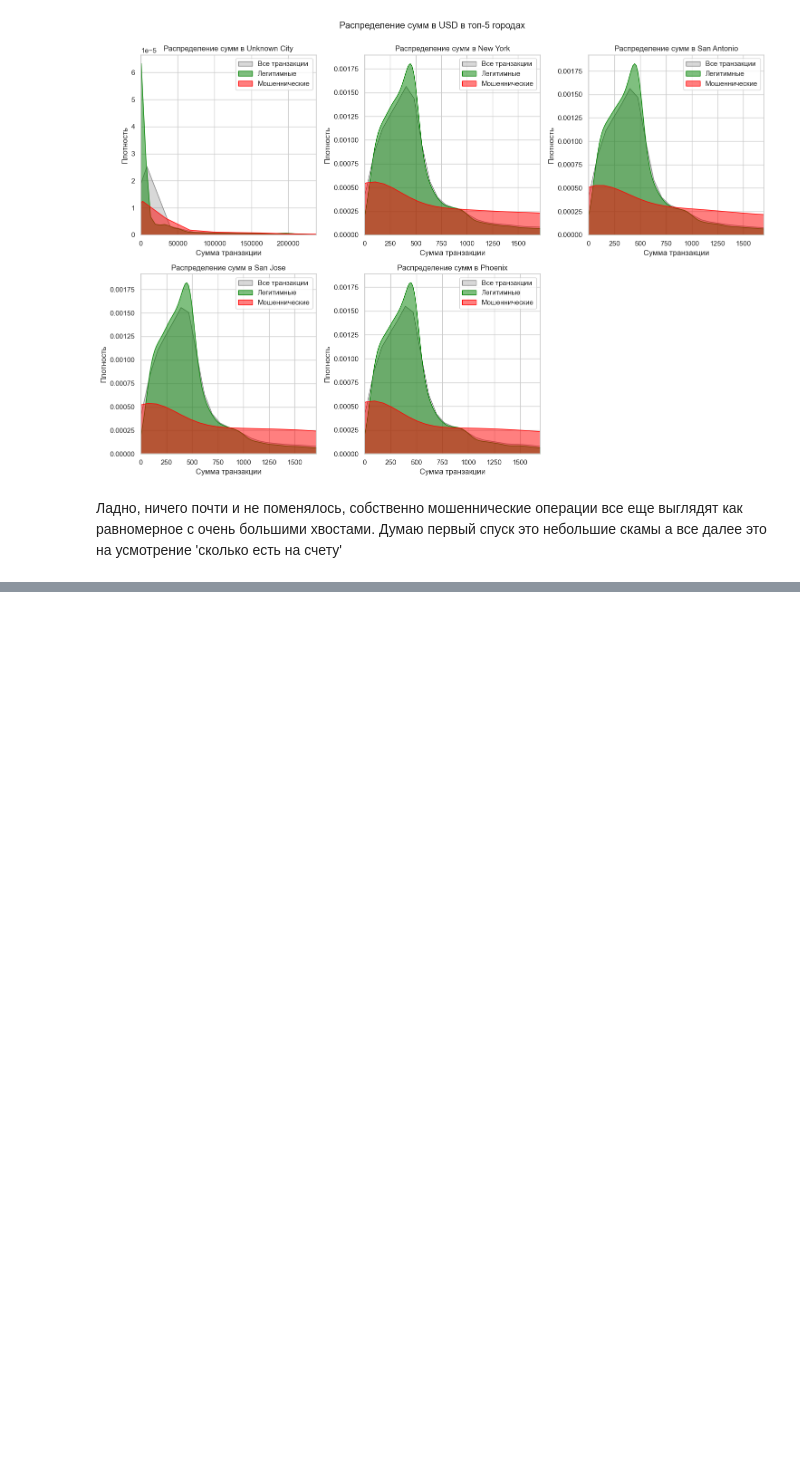
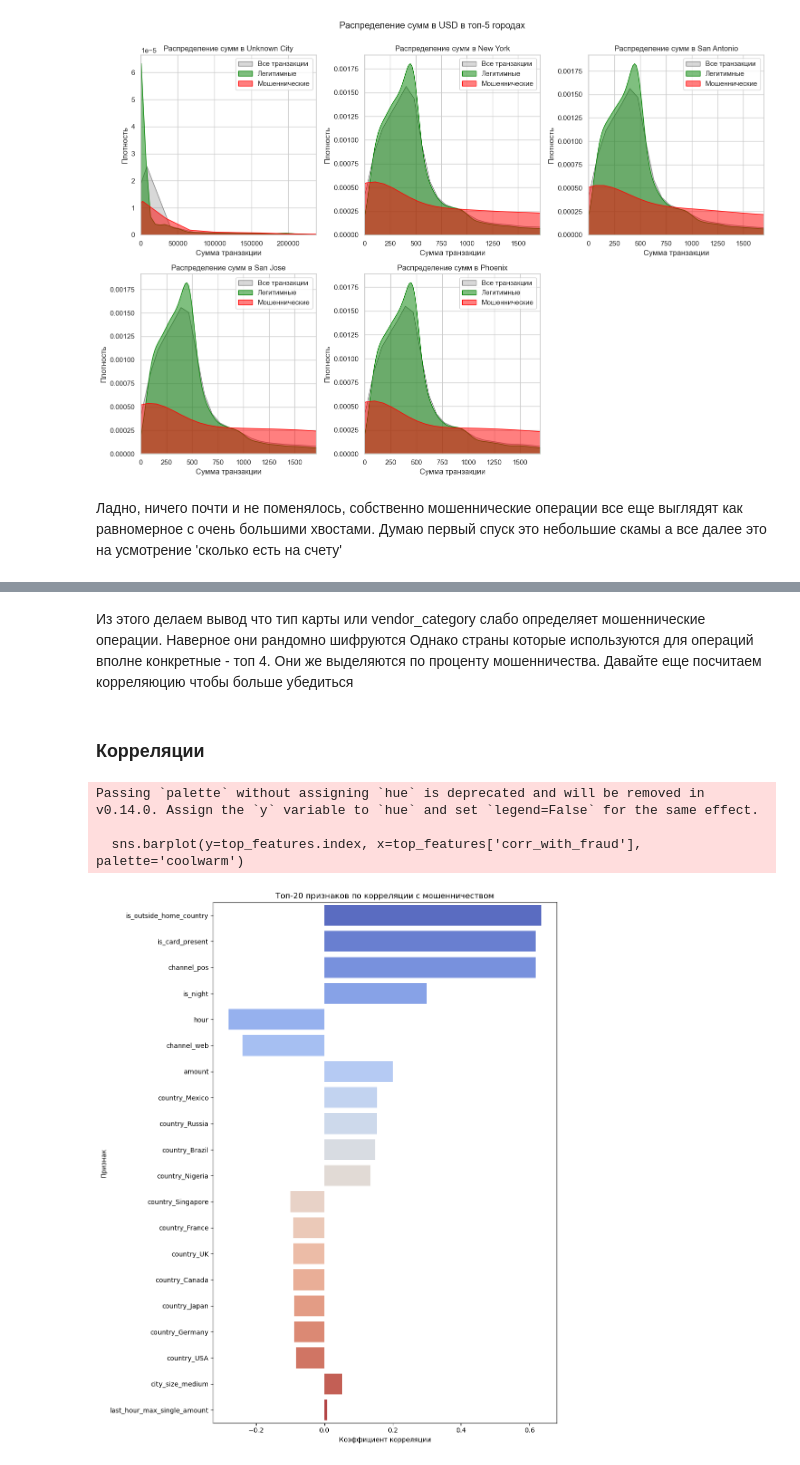
Before and after one commit to klyuchnikova/fraud_historical_research, a Jupyter notebook: research_history.ipynb, the cells around one changed output, grey strips where cells are left out. Cells and saved outputs as stored; diff of their text form; code cells hidden in the pictures; blank space fills up the shorter version.

```diff
--- a/research_history.ipynb
+++ b/research_history.ipynb
@@ -272,0 +324,75 @@ Passing `palette` without assigning `hue` is deprecated and will be removed in v
+# %% [markdown]
+Из этого делаем вывод что тип карты или vendor_category слабо определяет мошеннические операции. Наверное они рандомно шифруются
+Однако страны которые используются для операций вполне конкретные - топ 4. Они же выделяются по проценту мошенничества.
+Давайте еще посчитаем корреляюцию чтобы больше убедиться
+# %% [markdown]
+### Корреляции
+# %%
+import pandas as pd
+import numpy as np
+from datetime import datetime
+import seaborn as sns
+import matplotlib.pyplot as plt
+
+# Загрузка данных
+fraud_data = pd.read_parquet('transaction_fraud_data.parquet')
+
+# Преобразование timestamp в datetime
+fraud_data['timestamp'] = pd.to_datetime(fraud_data['timestamp'])
+
+# Создание новых временных признаков
+fraud_data['hour'] = fraud_data['timestamp'].dt.hour
+fraud_data['day_of_week'] = fraud_data['timestamp'].dt.dayofweek  # 0-понедельник
+fraud_data['is_weekend'] = fraud_data['day_of_week'].isin([5, 6]).astype(int)
+fraud_data['is_night'] = ((fraud_data['hour'] >= 22) | (fraud_data['hour'] <= 6)).astype(int)
+
+# Распаковка last_hour_activity
+for col in ['num_transactions', 'total_amount', 'unique_merchants', 'unique_countries', 'max_single_amount']:
+    fraud_data[f'last_hour_{col}'] = fraud_data['last_hour_activity'].apply(lambda x: x[col] if pd.notnull(x) else np.nan)
+
+# Преобразование категориальных признаков (one-hot encoding)
+categorical_cols = ['vendor_category', 'vendor_type', 'country', 'city_size', 'card_type', 'channel']
+fraud_data = pd.get_dummies(fraud_data, columns=categorical_cols, drop_first=True)
+
+# Выбор числовых и бинарных признаков
+numeric_cols = ['amount', 'hour', 'day_of_week',
+                'last_hour_num_transactions', 'last_hour_total_amount',
+                'last_hour_unique_merchants', 'last_hour_unique_countries',
+                'last_hour_max_single_amount']
+
+binary_cols = ['is_card_present', 'is_outside_home_country',
+              'is_high_risk_vendor', 'is_weekend', 'is_night'] + \
+             [col for col in fraud_data.columns if col.startswith(('vendor_category_', 'vendor_type_',
+                                                                'country_', 'city_size_',
+                                                                'card_type_', 'channel_'))]
+
+# Создание таблицы корреляций
+corr_data = fraud_data[numeric_cols + binary_cols + ['is_fraud']].copy()
+
+# Расчет корреляций (Point-Biserial для числовых vs бинарной целевой)
+correlations = pd.DataFrame(index=corr_data.columns)
+correlations['corr_with_fraud'] = corr_data.corrwith(corr_data['is_fraud'], method='pearson')
+correlations['abs_corr'] = correlations['corr_with_fraud'].abs()
+correlations = correlations.sort_values('abs_corr', ascending=False)
+
+# Визуализация топ-20 корреляций
+plt.figure(figsize=(10, 12))
+top_features = correlations.iloc[1:21]  # Исключаем is_fraud
+sns.barplot(y=top_features.index, x=top_features['corr_with_fraud'], palette='coolwarm')
+plt.title('Топ-20 признаков по корреляции с мошенничеством')
+plt.xlabel('Коэффициент корреляции')
+plt.ylabel('Признак')
+plt.tight_layout()
+plt.show()
+
+# Вывод таблицы корреляций
+print("Топ-20 признаков по абсолютной корреляции с мошенничеством:")
+print(correlations.head(20))
+
+# Сохранение расширенного датасета
+fraud_data.to_parquet('enhanced_fraud_data.parquet', index=False)
+# %% [output]
+Passing `palette` without assigning `hue` is deprecated and will be removed in v0.14.0. Assign the `y` variable to `hue` and set `legend=False` for the same effect.
+
+  sns.barplot(y=top_features.index, x=top_features['corr_with_fraud'], palette='coolwarm')
+[figure, added]
```
Also changed, not shown: parts of 13 cells of this notebook, 6 other files.
